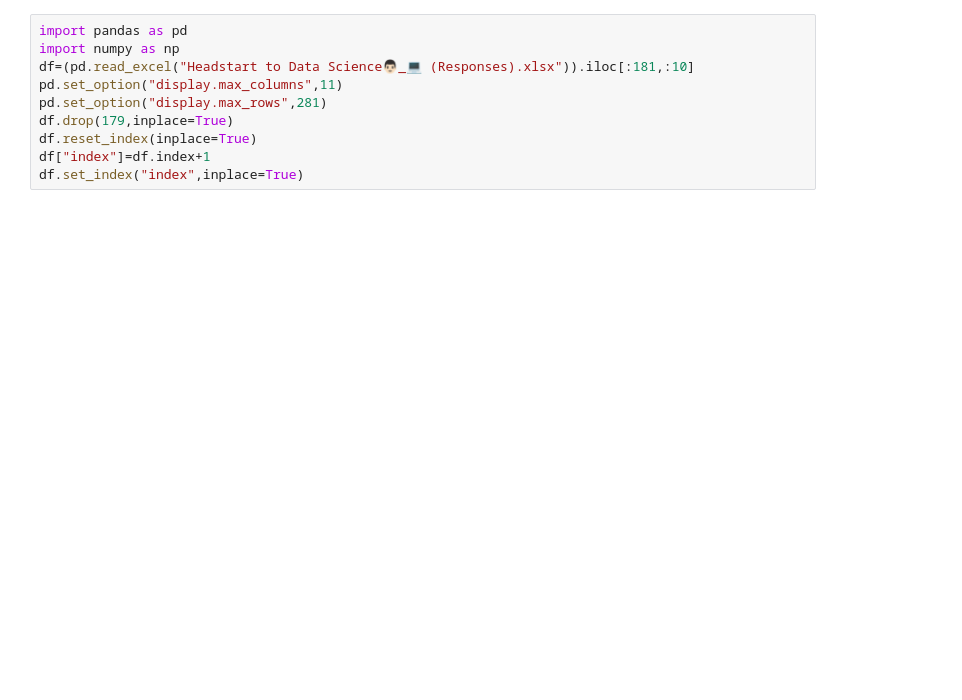
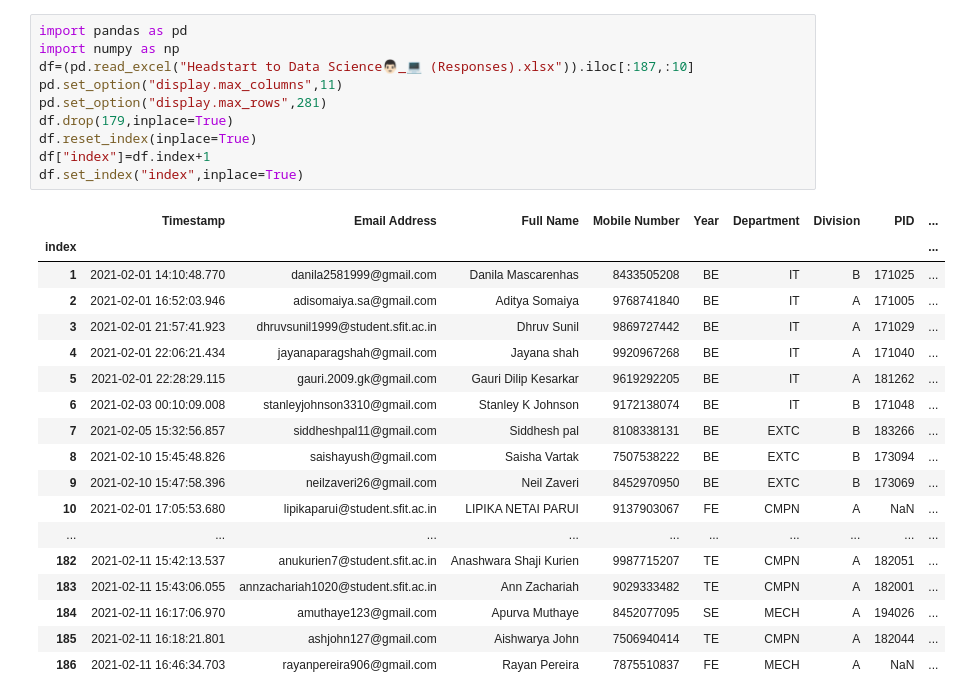
Before and after one commit to CSI-SFIT/Head-Start-to-Data-Science, a Jupyter notebook: Grouping with your data.ipynb, the cells around one changed output. Cells and saved outputs as stored; diff of their text form; blank space fills up the shorter version.

```diff
--- a/Grouping with your data.ipynb
+++ b/Grouping with your data.ipynb
@@ -1,10 +1,29 @@
 # %%
 import pandas as pd
 import numpy as np
-df=(pd.read_excel("Headstart to Data Science👨🏻_💻 (Responses).xlsx")).iloc[:181,:10]
+df=(pd.read_excel("Headstart to Data Science👨🏻_💻 (Responses).xlsx")).iloc[:187,:10]
 pd.set_option("display.max_columns",11)
 pd.set_option("display.max_rows",281)
 df.drop(179,inplace=True)
 df.reset_index(inplace=True)
 df["index"]=df.index+1
 df.set_index("index",inplace=True)
+# %% [output]
+|  | Timestamp | Email Address | Full Name | Mobile Number | Year | Department | Division | PID | ... |
+| index |  |  |  |  |  |  |  |  | ... |
+| 1 | 2021-02-01 14:10:48.770 | danila2581999@gmail.com | Danila Mascarenhas | 8433505208 | BE | IT | B | 171025 | ... |
+| 2 | 2021-02-01 16:52:03.946 | adisomaiya.sa@gmail.com | Aditya Somaiya | 9768741840 | BE | IT | A | 171005 | ... |
+| 3 | 2021-02-01 21:57:41.923 | dhruvsunil1999@student.sfit.ac.in | Dhruv Sunil | 9869727442 | BE | IT | A | 171029 | ... |
+| 4 | 2021-02-01 22:06:21.434 | jayanaparagshah@gmail.com | Jayana shah | 9920967268 | BE | IT | A | 171040 | ... |
+| 5 | 2021-02-01 22:28:29.115 | gauri.2009.gk@gmail.com | Gauri Dilip Kesarkar | 9619292205 | BE | IT | A | 181262 | ... |
+| 6 | 2021-02-03 00:10:09.008 | stanleyjohnson3310@gmail.com | Stanley K Johnson | 9172138074 | BE | IT | B | 171048 | ... |
+| 7 | 2021-02-05 15:32:56.857 | siddheshpal11@gmail.com | Siddhesh pal | 8108338131 | BE | EXTC | B | 183266 | ... |
+| 8 | 2021-02-10 15:45:48.826 | saishayush@gmail.com | Saisha Vartak | 7507538222 | BE | EXTC | B | 173094 | ... |
+| 9 | 2021-02-10 15:47:58.396 | neilzaveri26@gmail.com | Neil Zaveri | 8452970950 | BE | EXTC | B | 173069 | ... |
+| 10 | 2021-02-01 17:05:53.680 | lipikaparui@student.sfit.ac.in | LIPIKA NETAI PARUI | 9137903067 | FE | CMPN | A | NaN | ... |
+| ... | ... | ... | ... | ... | ... | ... | ... | ... | ... |
+| 182 | 2021-02-11 15:42:13.537 | anukurien7@student.sfit.ac.in | Anashwara Shaji Kurien | 9987715207 | TE | CMPN | A | 182051 | ... |
+| 183 | 2021-02-11 15:43:06.055 | annzachariah1020@student.sfit.ac.in | Ann Zachariah | 9029333482 | TE | CMPN | A | 182001 | ... |
+| 184 | 2021-02-11 16:17:06.970 | amuthaye123@gmail.com | Apurva Muthaye | 8452077095 | SE | MECH | A | 194026 | ... |
+| 185 | 2021-02-11 16:18:21.801 | ashjohn127@gmail.com | Aishwarya John | 7506940414 | TE | CMPN | A | 182044 | ... |
+| 186 | 2021-02-11 16:46:34.703 | rayanpereira906@gmail.com | Rayan Pereira | 7875510837 | FE | MECH | A | NaN | ... |
```
Also changed, not shown: parts of 3 cells of this notebook, 1 other file.
